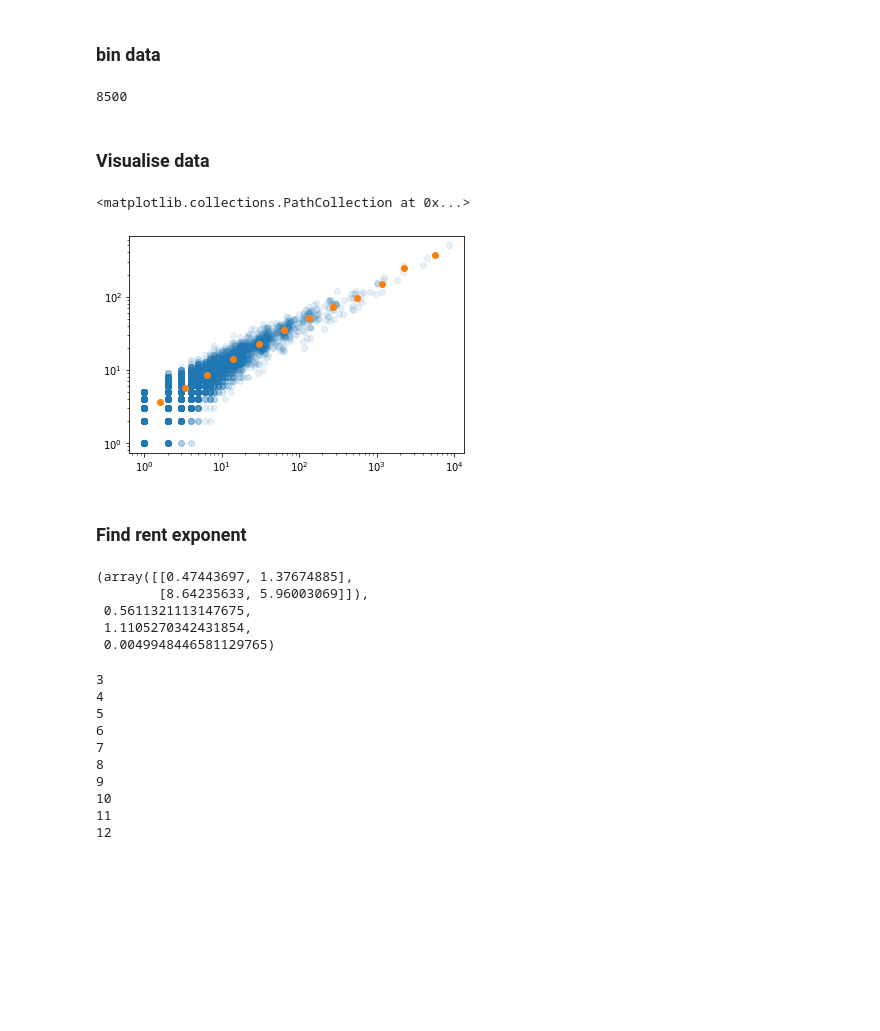
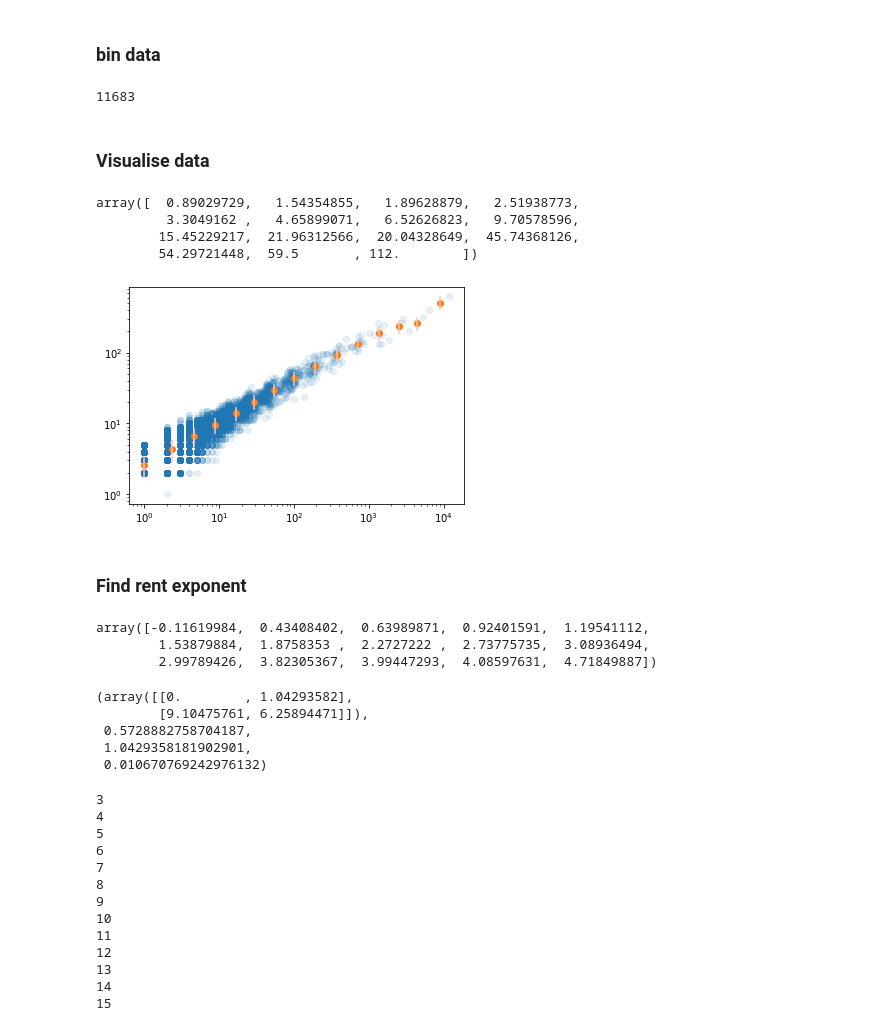
Before and after one commit to MariekeLouage/Visualize_rent, a Jupyter notebook: Visualise rent data.ipynb, the cells around one changed output. Saved outputs shown, nothing was run; the diff lists cells and outputs as text; code cells hidden in the pictures; blank space fills up the shorter version.

```diff
--- a/Visualise rent data.ipynb
+++ b/Visualise rent data.ipynb
@@ -4,7 +4,7 @@ import pickle
 import numpy as np
 import matplotlib.pyplot as plt
 # %%
-filename = 'large.blif.rent'
+filename = 'gnl_0002.blif.rent'
 folder = '../benchmarks/rent_files'
 rent_path = os.path.join(folder,filename)
 # %%
@@ -38,12 +39,12 @@ pins = np.array(rent_data_flat)[:,1]
 # %% [markdown]
 ### bin data
 # %%
-n_bins = 12
+n_bins = 15
 
 max_blocks = max(blocks)
 max_blocks
 # %% [output]
-8500
+11683
 # %%
 bin_factor = max_blocks**(1/(n_bins))
 bin_values = []
@@ -66,23 +67,40 @@ for bin_value in bin_values:
 assert len(sorted_mask) == sorted_mask.sum()
 # %%
 bin_means = []
+bin_stds = []
 for data in binned_data:
     blocks_mean = data[:,0].mean()
     pins_mean = data[:,1].mean()
     bin_means.append([blocks_mean, pins_mean])
+    bin_stds.append(data[:,1].std())
 bin_means = np.array(bin_means)
+bin_stds = np.array(bin_stds)
 # %% [markdown]
 ### Visualise data
 # %%
 plt.xscale("log")
 plt.yscale("log")
 plt.scatter(blocks, pins, alpha = 0.1)
 plt.scatter(bin_means[:,0], bin_means[:,1])
+
+plt.vlines(bin_means[:,0], bin_means[:,1] - bin_stds, bin_means[:,1]+bin_stds, colors='pink')
+
+bin_stds
 # %% [output]
-<matplotlib.collections.PathCollection at 0x...>
+array([  0.89029729,   1.54354855,   1.89628879,   2.51938773,
+         3.3049162 ,   4.65899071,   6.52626823,   9.70578596,
+        15.45229217,  21.96312566,  20.04328649,  45.74368126,
+        54.29721448,  59.5       , 112.        ])
-[figure, old version]
+[figure, new version]
 # %% [markdown]
 ### Find rent exponent
 # %%
 log_bin_means = np.log(bin_means)
+#TODO: hoe stds weergeven op logaritmisch schaal (hierboven ook niet echt correct? )
+log_bin_stds = np.log(bin_stds)
+log_bin_stds
+# %% [output]
+array([-0.11619984,  0.43408402,  0.63989871,  0.92401591,  1.19541112,
+        1.53879884,  1.8758353 ,  2.2727222 ,  2.73775735,  3.08936494,
+        2.99789426,  3.82305367,  3.99447293,  4.08597631,  4.71849887])
 # %%
@@ -105,11 +124,11 @@ def trend_line(data):
 # %%
 trend_line(log_bin_means[:])
 # %% [output]
-(array([[0.47443697, 1.37674885],
-        [8.64235633, 5.96003069]]),
- 0.5611321113147675,
- 1.1105270342431854,
- 0.0049948446581129765)
+(array([[0.        , 1.04293582],
+        [9.10475761, 6.25894471]]),
+ 0.5728882758704187,
+ 1.0429358181902901,
+ 0.010670769242976132)
 # %%
 int(n_bins/2)
 n_selected_bins = 6
@@ -136,6 +155,9 @@ error_per_n_bins = np.array(error_per_n_bins, dtype=object)
 10
 11
 12
+13
+14
+15
 # %%
 plt.plot(error_per_n_bins[:, 0], error_per_n_bins[:, -1])
 # %% [output]
```
Also changed, not shown: parts of 7 cells of this notebook, 8 other files.
